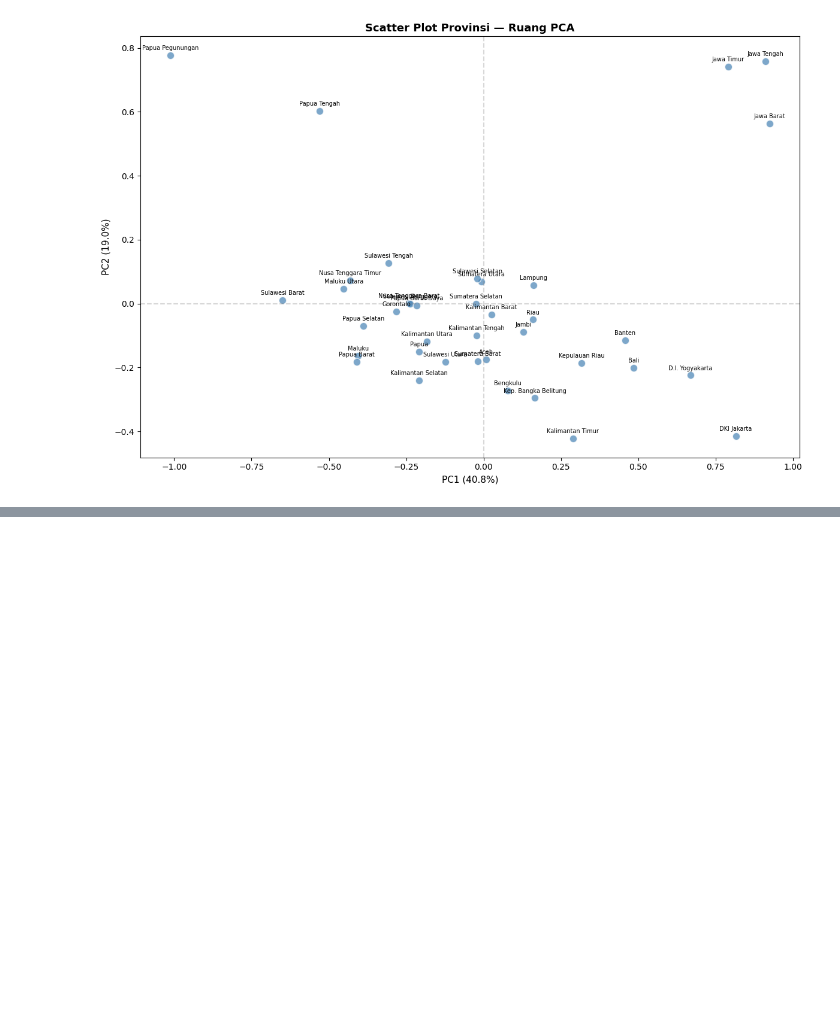
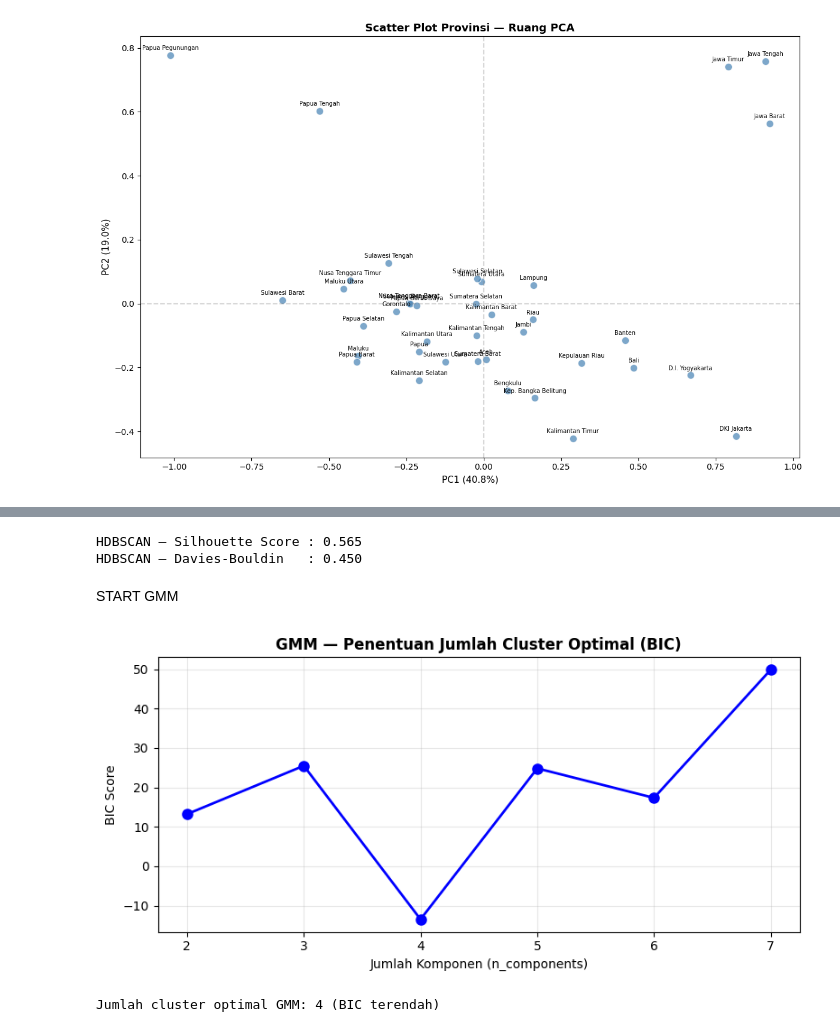
Before and after one commit to mmalveaffs-beep/DatMin---Clustering-UMKM, a Jupyter notebook: maincode.ipynb, the cells around one changed output, grey strips where cells are left out. Cells and saved outputs as stored; diff of their text form; code cells hidden in the pictures; blank space fills up the shorter version.

```diff
--- a/maincode.ipynb
+++ b/maincode.ipynb
@@ -445,0 +575,41 @@ plt.show()
+# %%
+# Silhouette & DBI (exclude noise)
+mask_hdb = hdb_labels != -1
+
+if len(set(hdb_labels[mask_hdb])) > 1:
+    sil_hdb = silhouette_score(X_pca[mask_hdb], hdb_labels[mask_hdb])
+    dbi_hdb = davies_bouldin_score(X_pca[mask_hdb], hdb_labels[mask_hdb])
+    print(f"HDBSCAN — Silhouette Score : {sil_hdb:.3f}")
+    print(f"HDBSCAN — Davies-Bouldin   : {dbi_hdb:.3f} ")
+else:
+    print("Tidak cukup cluster untuk evaluasi")
+# %% [output]
+HDBSCAN — Silhouette Score : 0.565
+HDBSCAN — Davies-Bouldin   : 0.450
+# %% [markdown]
+START GMM
+# %%
+#jumla komponen GMM optimal
+bic_scores = []
+n_range = range(2, 8)
+
+for n in n_range:
+    gmm = GaussianMixture(n_components=n, random_state=42)
+    gmm.fit(X_pca)
+    bic_scores.append(gmm.bic(X_pca))
+
+plt.figure(figsize=(8, 4))
+plt.plot(n_range, bic_scores, 'bo-', linewidth=2, markersize=8)
+plt.xlabel('Jumlah Komponen (n_components)')
+plt.ylabel('BIC Score')
+plt.title('GMM — Penentuan Jumlah Cluster Optimal (BIC)', fontsize=12, fontweight='bold')
+plt.xticks(n_range)
+plt.grid(alpha=0.3)
+plt.tight_layout()
+plt.show()
+
+n_optimal = n_range[bic_scores.index(min(bic_scores))]
+print(f"Jumlah cluster optimal GMM: {n_optimal} (BIC terendah)")
+# %% [output]
+[figure, added]
+Jumlah cluster optimal GMM: 4 (BIC terendah)
```
Also changed, not shown: parts of 18 cells of this notebook.
